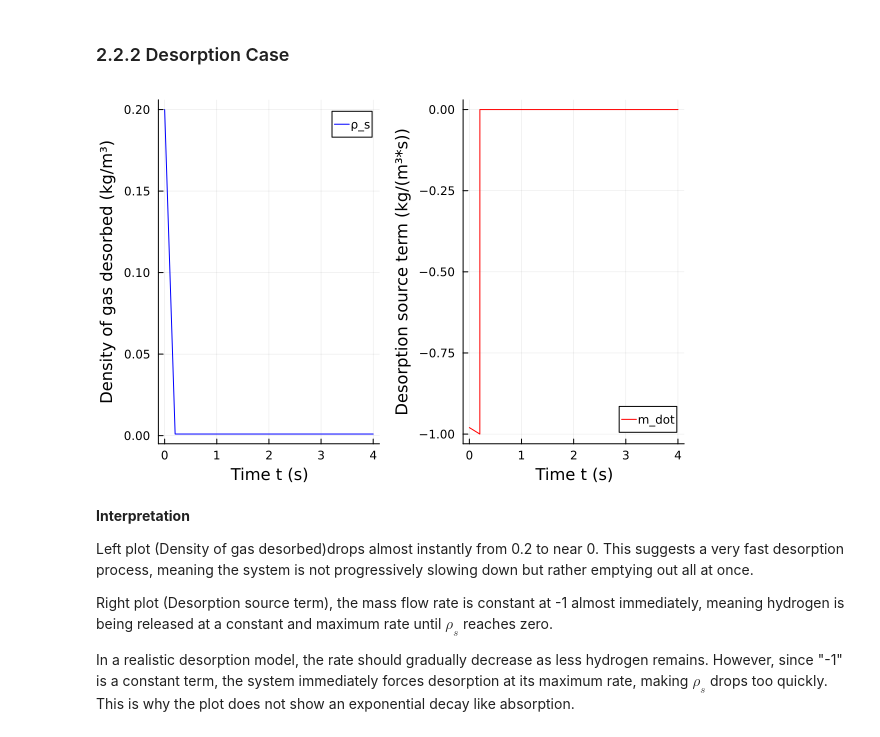
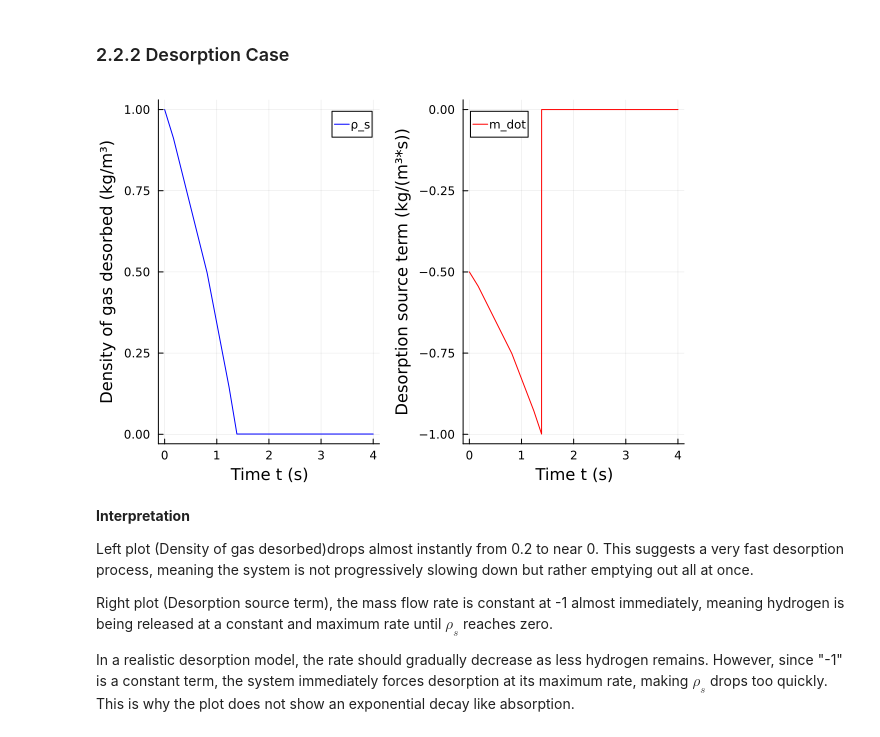
Before and after one commit to AnouchkaDESMETTRE/HydrogenProject, a Jupyter notebook: HydrogenProject.ipynb, the cells around one changed output. Saved outputs shown, nothing was run; the diff lists cells and outputs as text; code cells hidden in the pictures.

```diff
--- a/HydrogenProject.ipynb
+++ b/HydrogenProject.ipynb
@@ -488,32 +479,32 @@ title!("Comparison of Numerical and Analytical Solutions")
 # %%
 # problem set-up: rhs function that defines the ODE
 function rhs_d(u,p,t)
-    return (0.1*u-1)*(u>0.001)
+    return (0.5*u-1)*(u>0.001)
     # The 1 here is a fixed offset, meaning that desorption is driven by a constant force rather than dynamically changing with pressure or remaining hydrogen density
     # The cutoff condition (u>0.001) ensures that when almost all hydrogen is released, desorption stops completely
 end
 
 # problem set-up: initial condition
-u0_d = 0.2;
+u0_d = 1;
 
 # problem set-up: set time span
 Tend_d = 4
 tspan = (0.0,Tend_d)
 
 # problem set-up: define ODE problem
 prob_d = ODEProblem(rhs_d,u0_d,tspan)
 
 # solve: perform time integration
 sol_d = solve(prob_d,AutoVern7(Rodas5()),reltol=1e-4,abstol=1e-4)
 
 # post-process: plot computed solution
 p_d_rho = plot(sol_d.t, sol_d.u, xlabel = "Time t (s)", ylabel = "Density of gas desorbed (kg/m³)", label ="ρ_s", line = :blue)
 
 # post-process:evaluate and plot the source term
 p_d_mass_flow_rate = plot(sol_d.t, rhs_d.(sol_d.u,1,sol_d.t),xlabel="Time t (s)",  ylabel = "Desorption source term (kg/(m³*s))", label = "m_dot",  line = :red)
 plot(p_d_rho,p_d_mass_flow_rate,layout=(1,2))
 # %% [output]
-[figure, old version]
+[figure, new version]
 # %% [markdown]
 **Interpretation**
 
```
Also changed, not shown: parts of 5 cells of this notebook.
